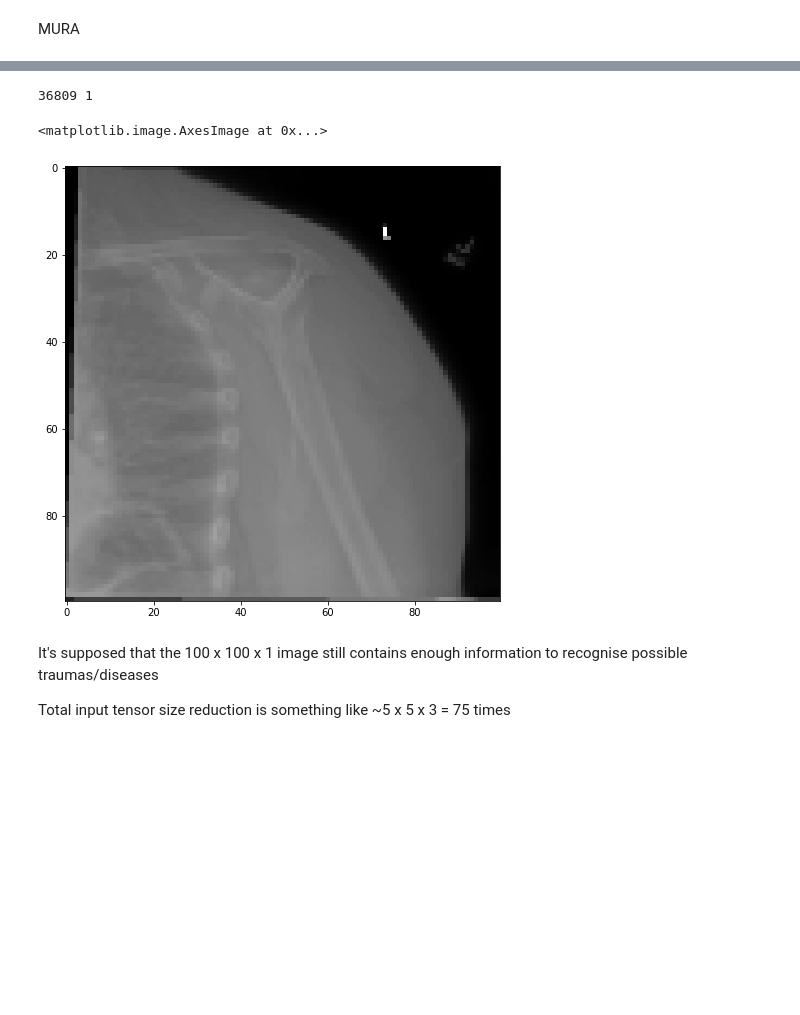
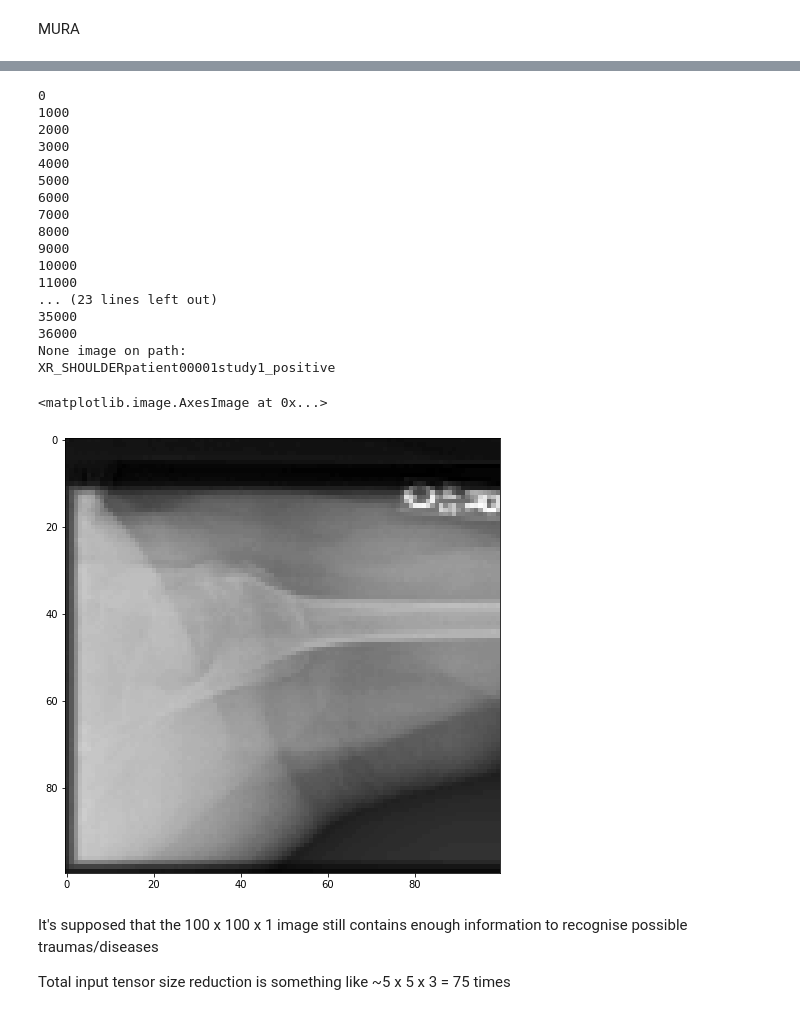
Before and after one commit to vladyorsh/bak, a Jupyter notebook: nn_playground.ipynb, the cells around one changed output, grey strips where cells are left out. Saved outputs shown, nothing was run; the diff lists cells and outputs as text; code cells hidden in the pictures; blank space fills up the shorter version.

```diff
--- a/nn_playground.ipynb
+++ b/nn_playground.ipynb
@@ -246,6 +253,6 @@ import matplotlib.pyplot as plt
 import cv2
 
 
-img = cv2.imread('drive/My Drive/MURA-v1.1/train/XR_SHOULDER/patient00003/study1_positive/image1.png')
+img = cv2.imread('drive/My Drive/MURA-v1.1/train/XR_SHOULDER/patient00001/study1_positive/image1.png')
 img.shape
 # %% [output]
@@ -272,30 +279,51 @@ print(np.mean(diff_map), np.var(diff_map))#All 3 channels are the same, we can r
 # %%
 paths = None
 
 image_size = (100, 100)
 use_single_channel = True
 interpolation = cv2.INTER_AREA
 
 with open('drive/My Drive/MURA-v1.1/train_image_paths.csv', 'r') as file:
   paths = file.read().split('\n')
 
 train_images = []
-for path in paths[:100]:
+for i, path in enumerate(paths):
   img = cv2.imread('drive/My Drive/' + path)
-  if not img is None:
+  if img is None:
+    print('None image on path:', path)
+  else:
     img = cv2.cvtColor(img, cv2.COLOR_BGR2GRAY)
     img = cv2.resize(img, dsize=image_size, interpolation=interpolation)
+    path = "".join(path.replace('MURA-v1.1/train/', '').split('/')[:-1])
     train_images.append((path, img))
-    break
+  if i % 1000 == 0:
+    print(i)
 
-print(len(paths), len(train_images))
+
+print(train_images[0][0])
 
 plt.figure(figsize=(8,8))
 plt.imshow(train_images[0][1], cmap = plt.cm.gray)
 # %% [output]
-36809 1
+0
+1000
+2000
+3000
+4000
+5000
+6000
+7000
+8000
+9000
+10000
+11000
+... (23 lines left out)
+35000
+36000
+None image on path:
+XR_SHOULDERpatient00001study1_positive
 <matplotlib.image.AxesImage at 0x...>
-[figure, old version]
+[figure, new version]
 # %% [markdown]
 It's supposed that the 100 x 100 x 1 image still contains enough information to recognise possible traumas/diseases
 
```
Also changed, not shown: parts of 19 cells of this notebook.
